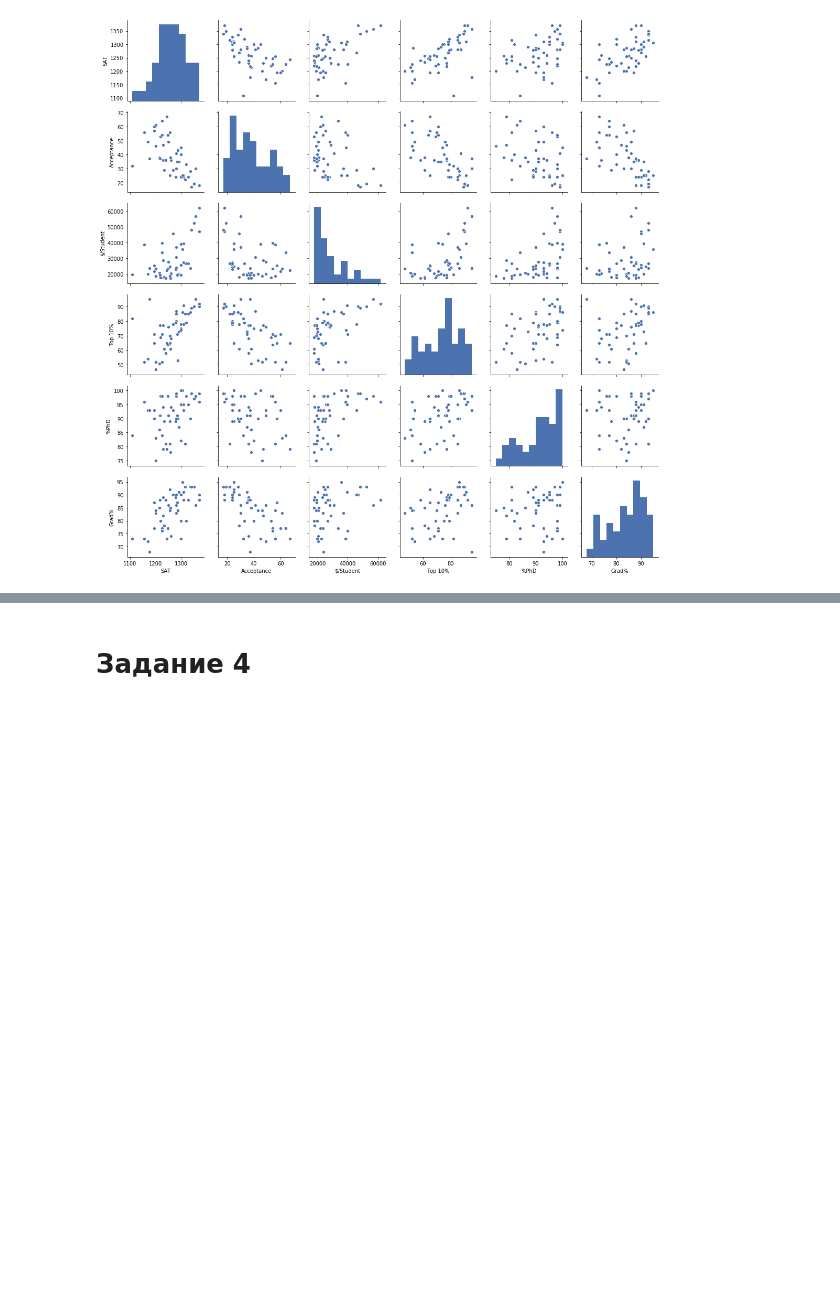
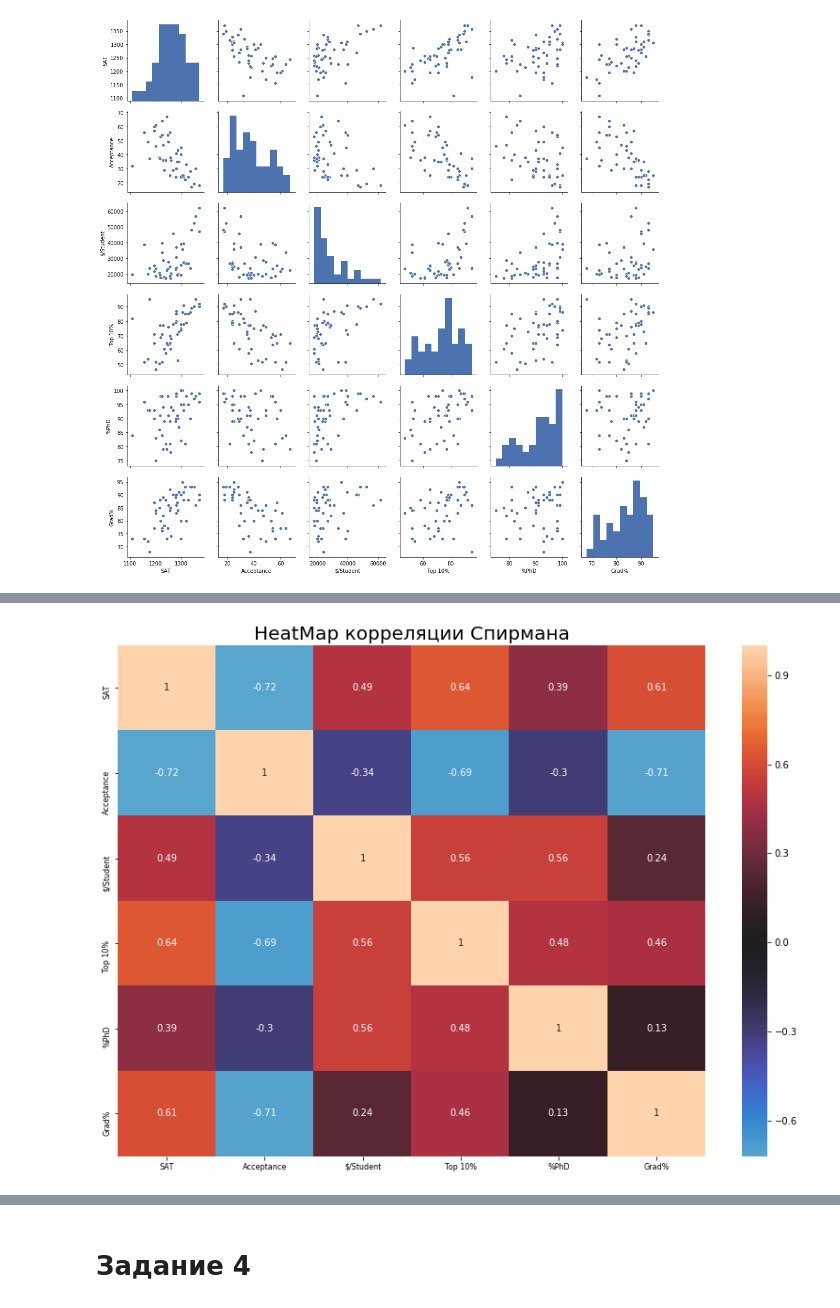
Before and after one commit to kozloffevgeniy/internship_courses, a Jupyter notebook: HT1.ipynb, the cells around one changed output, grey strips where cells are left out. Drawn from its saved outputs; the diff is of its cells as text; code cells hidden in the pictures; blank space fills up the shorter version.

```diff
--- a/HT1.ipynb
+++ b/HT1.ipynb
@@ -163,0 +230,11 @@ plt.show()
+# %%
+plt.figure(figsize=(14,10))
+ax = sns.heatmap(new_data.corr(method='spearman'), xticklabels=new_data.corr().columns, yticklabels=new_data.corr().columns, center=0, annot=True)
+i, k = ax.get_ylim()
+ax.set_ylim(i+0.5, k-0.5)
+plt.title('HeatMap корреляции Спирмана', fontsize=20)
+plt.xticks(fontsize=8)
+plt.yticks(fontsize=8)
+plt.show()
+# %% [output]
+[figure, added]
```
Also changed, not shown: parts of 53 cells of this notebook.
